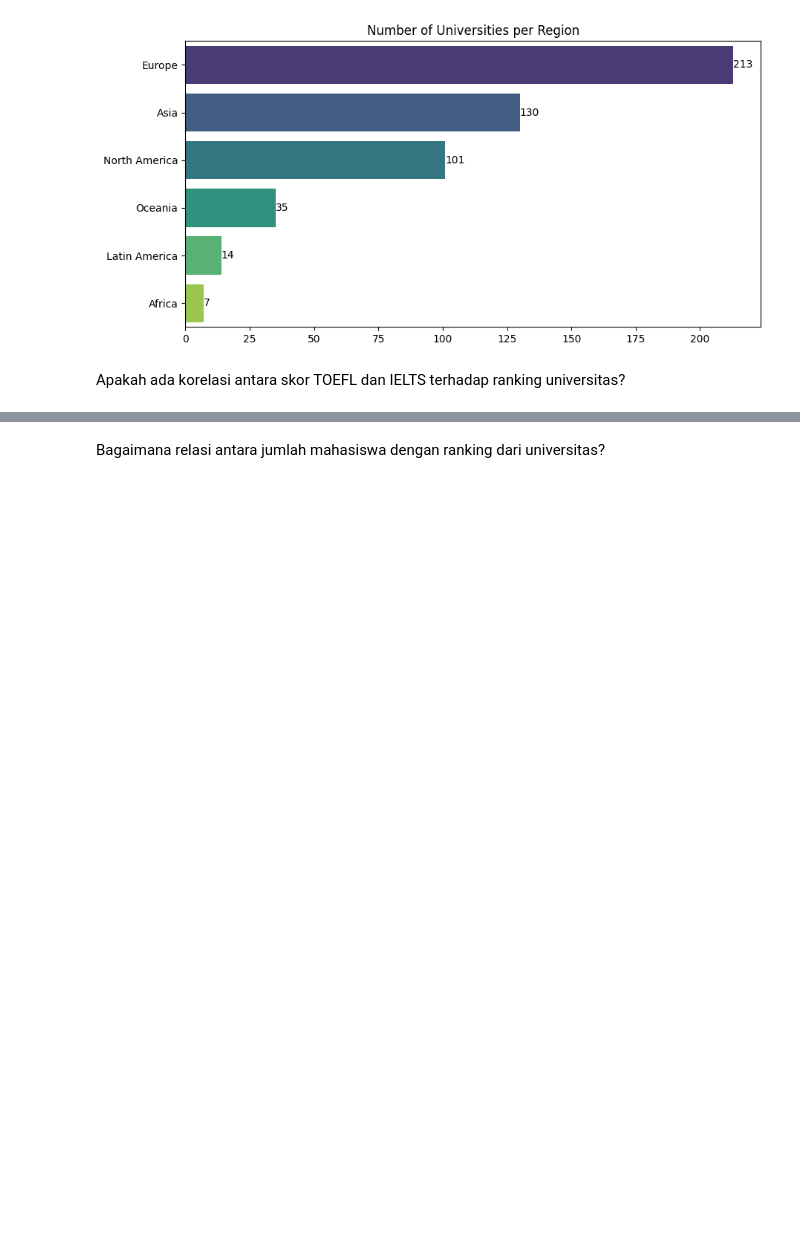
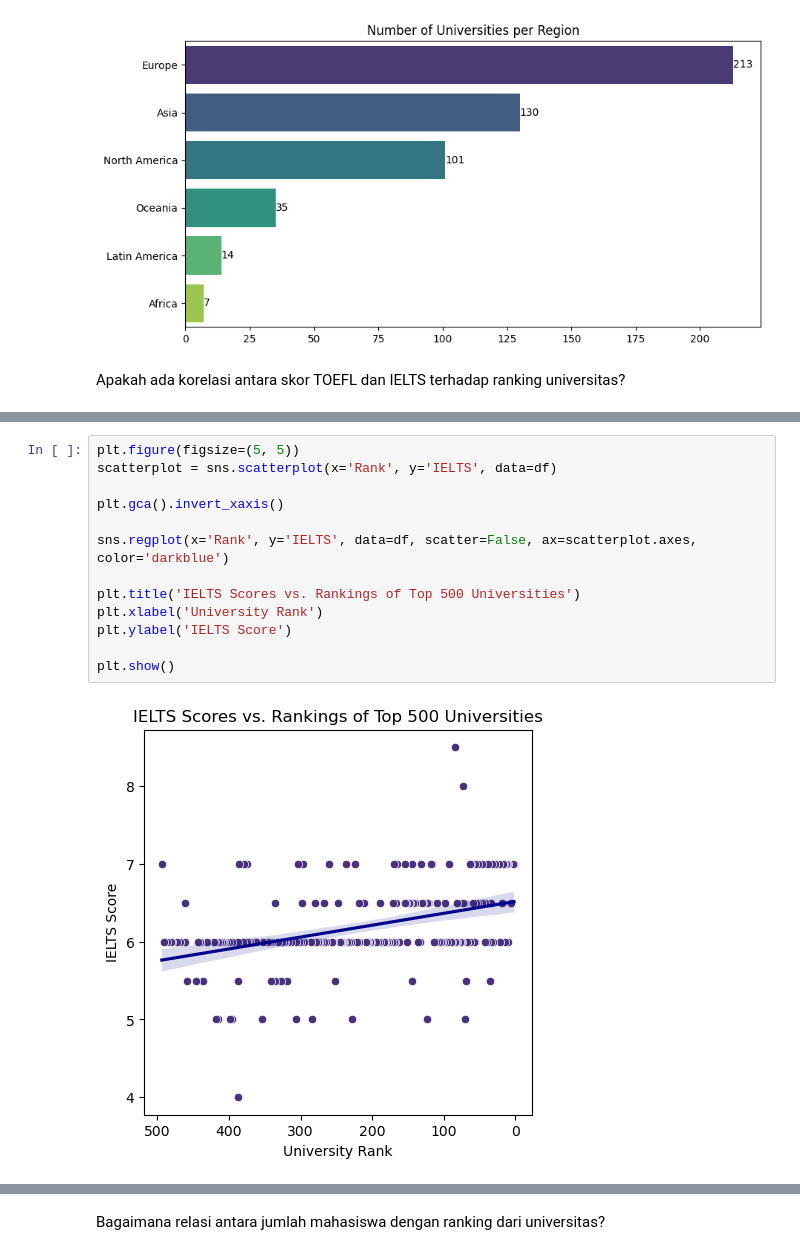
Before and after one commit to NandoAACF/End-to-End-Data-Pipeline, a Jupyter notebook: MainNotebook.ipynb, the cells around one changed output, grey strips where cells are left out. Saved outputs shown, nothing was run; the diff lists cells and outputs as text; blank space fills up the shorter version.

```diff
--- a/MainNotebook.ipynb
+++ b/MainNotebook.ipynb
@@ -274,0 +274,15 @@ plt.show()
+# %%
+plt.figure(figsize=(5, 5))
+scatterplot = sns.scatterplot(x='Rank', y='IELTS', data=df)
+
+plt.gca().invert_xaxis()
+
+sns.regplot(x='Rank', y='IELTS', data=df, scatter=False, ax=scatterplot.axes, color='darkblue')
+
+plt.title('IELTS Scores vs. Rankings of Top 500 Universities')
+plt.xlabel('University Rank')
+plt.ylabel('IELTS Score')
+
+plt.show()
+# %% [output]
+[figure, added]
```
Also changed, not shown: parts of 23 cells of this notebook, 2 other files.
